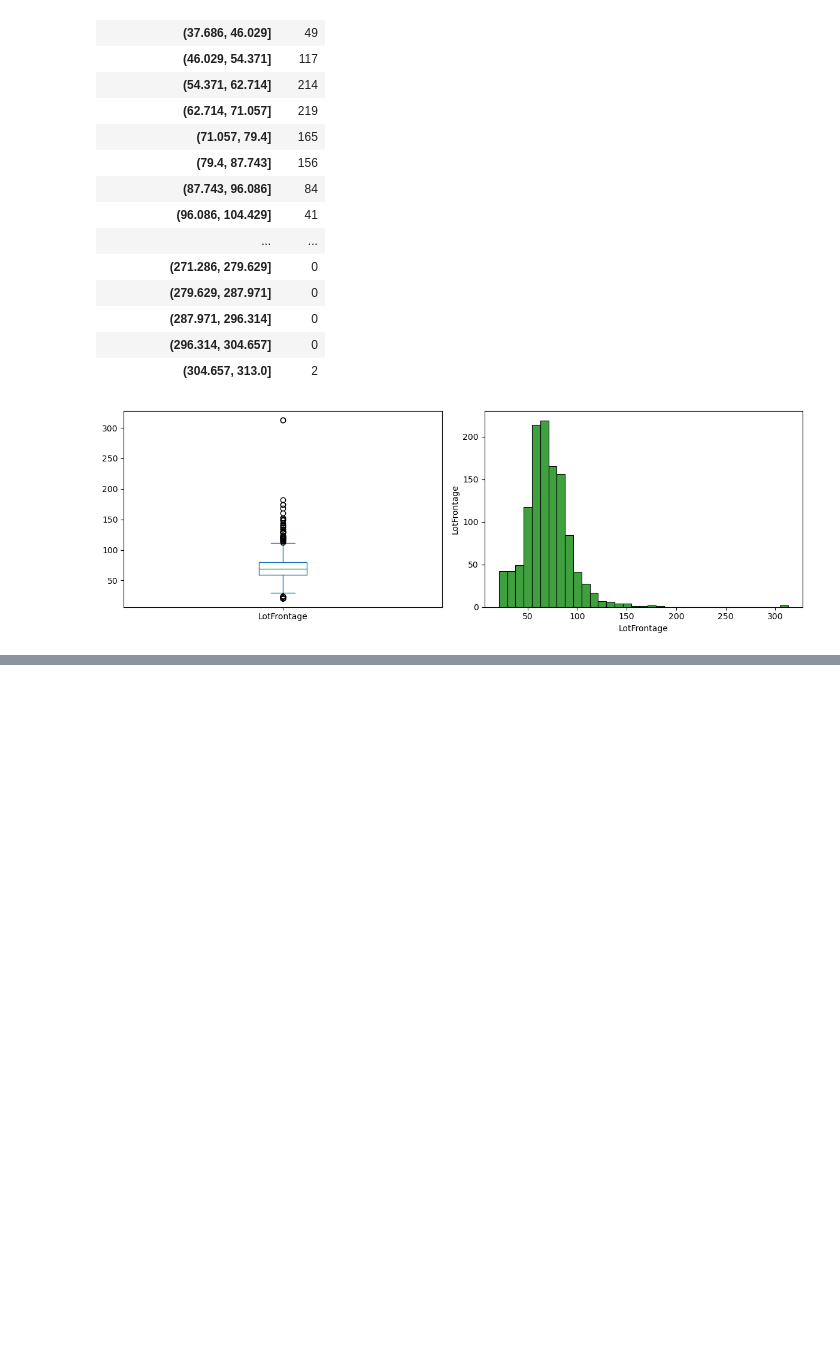
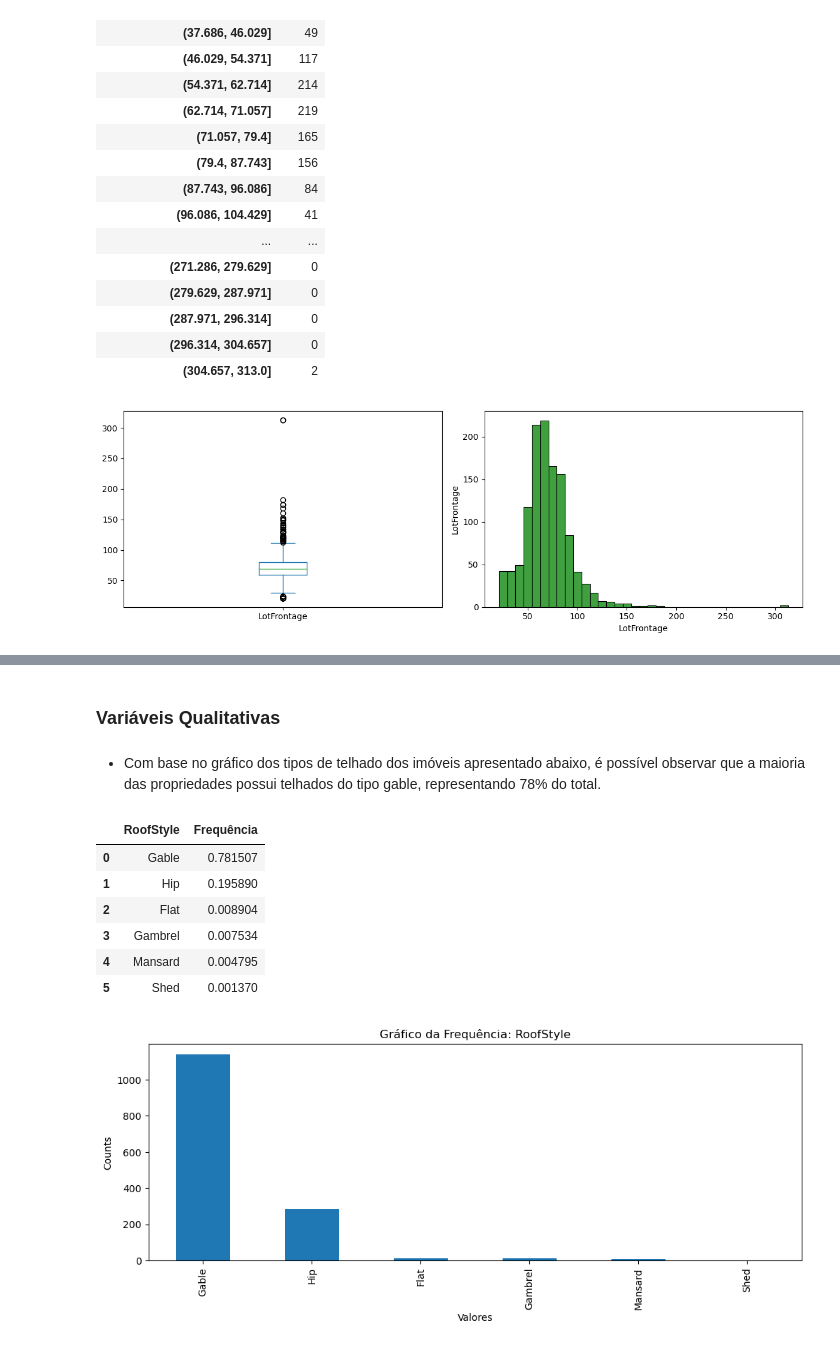
Before and after one commit to Cauaxavier/projeto-ti, a Jupyter notebook: main.ipynb, the cells around one changed output, grey strips where cells are left out. Saved outputs shown, nothing was run; the diff lists cells and outputs as text; code cells hidden in the pictures; blank space fills up the shorter version.

```diff
--- a/main.ipynb
+++ b/main.ipynb
@@ -193,0 +259,15 @@ histograma(dadosTreino, "LotFrontage", 35)
+# %% [markdown]
+### Variáveis Qualitativas
+# %% [markdown]
+- Com base no gráfico dos tipos de telhado dos imóveis apresentado abaixo, é possível observar que a maioria das propriedades possui telhados do tipo gable, representando 78% do total.
+# %%
+graficoQualitativo(dadosTreino, "RoofStyle")
+# %% [output]
+|  | RoofStyle | Frequência |
+| 0 | Gable | 0.781507 |
+| 1 | Hip | 0.195890 |
+| 2 | Flat | 0.008904 |
+| 3 | Gambrel | 0.007534 |
+| 4 | Mansard | 0.004795 |
+| 5 | Shed | 0.001370 |
+[figure, added]
```
Also changed, not shown: parts of 6 cells of this notebook.
